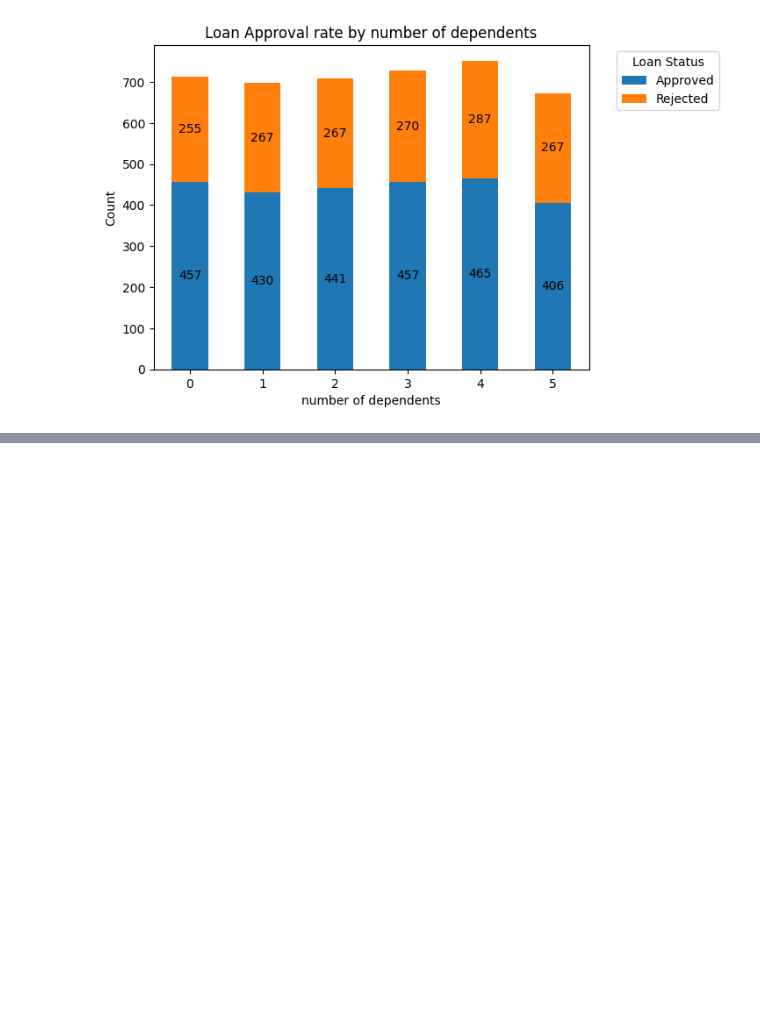
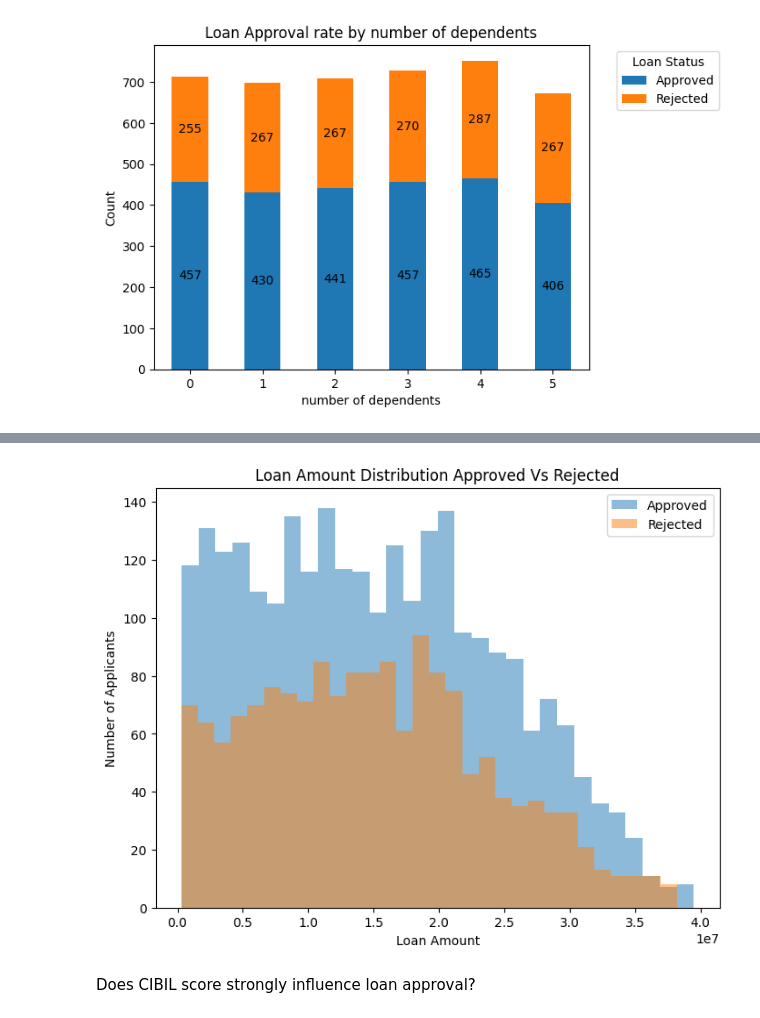
Before and after one commit to HARSHIL-DEV06/Loan-Approval-Predictor, a Jupyter notebook: loan-approval.ipynb, the cells around one changed output, grey strips where cells are left out. Cells and saved outputs as stored; diff of their text form; code cells hidden in the pictures; blank space fills up the shorter version.

```diff
--- a/loan-approval.ipynb
+++ b/loan-approval.ipynb
@@ -430,0 +487,3 @@ plt.show()
+# %%
+approved_amount = data[data['loan_status'] == 'Approved']['loan_amount']
+approved_amount
@@ -430,0 +505,3 @@ plt.show()
+# %%
+rejected_amount = data[data['loan_status']== 'Rejected']['loan_amount']
+rejected_amount
@@ -430,0 +523,16 @@ plt.show()
+# %%
+#plot histogram
+plt.figure(figsize=(8,6))
+
+plt.hist(approved_amount,bins=30,alpha=0.5,label="Approved")
+plt.hist(rejected_amount,bins=30,alpha=0.5,label="Rejected")
+
+plt.title("Loan Amount Distribution Approved Vs Rejected")
+plt.xlabel("Loan Amount")
+plt.ylabel("Number of Applicants")
+plt.legend()
+plt.show()
+# %% [output]
+[figure, added]
+# %% [markdown]
+Does CIBIL score  strongly influence loan approval?
```
Also changed, not shown: parts of 45 cells of this notebook.
